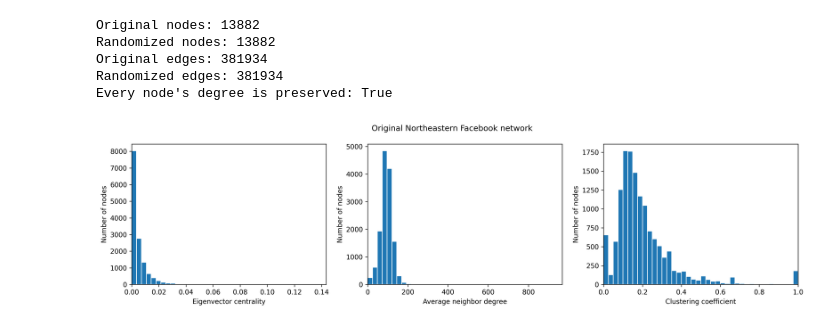
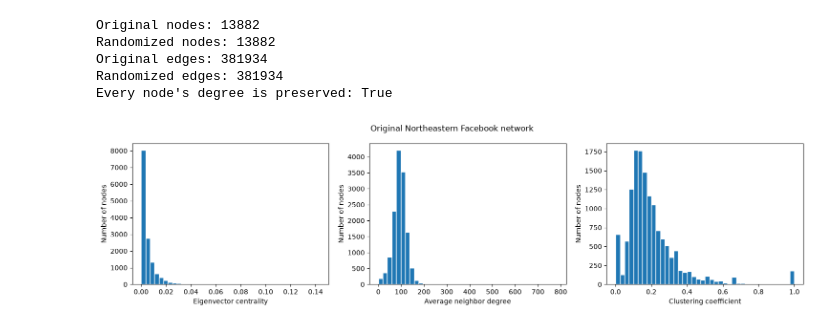
Before and after one commit to jiaao-yu/nets7052_fa26, a Jupyter notebook: assignments/assignment01.ipynb, the cells around one changed output. Saved outputs shown, nothing was run; the diff lists cells and outputs as text; code cells hidden in the pictures.

```diff
--- a/assignments/assignment01.ipynb
+++ b/assignments/assignment01.ipynb
@@ -1085,6 +1085,32 @@ neighbor_degree = list(nx.average_neighbor_degree(G_fb).values())
 # %%
 # 3. Clustering coefficient
 clustering = list(nx.clustering(G_fb, weight=None).values())
+# %%
+import matplotlib.pyplot as plt
+
+eigenvector_bins = np.linspace(0, max(eigenvector), 41)
+neighbor_bins = np.linspace(0, max(neighbor_degree), 41)
+clustering_bins = np.linspace(0, 1, 41)
+
+fig, axes = plt.subplots(1, 3, figsize=(15, 4))
+
+axes[0].hist(eigenvector, bins=eigenvector_bins, edgecolor="white")
+axes[0].set_xlabel("Eigenvector centrality")
+
+axes[1].hist(neighbor_degree, bins=neighbor_bins, edgecolor="white")
+axes[1].set_xlabel("Average neighbor degree")
+
+axes[2].hist(clustering, bins=clustering_bins, edgecolor="white")
+axes[2].set_xlabel("Clustering coefficient")
+
+for ax in axes:
+    ax.set_ylabel("Number of nodes")
+
+fig.suptitle("Original Northeastern Facebook network")
+plt.tight_layout()
+plt.show()
+# %% [output]
+[figure, new version]
 # %%
 # Eigenvector centrality
 eigenvector_random = list(nx.eigenvector_centrality(
@@ -1118,28 +1127 @@ figure_dir.mkdir(exist_ok=True)
-# %%
-fig, axes = plt.subplots(1, 3, figsize=(15, 4))
-
-axes[0].hist(eigenvector, bins=eigenvector_bins, edgecolor="white")
-axes[0].set_xlabel("Eigenvector centrality")
-
-axes[1].hist(neighbor_degree, bins=neighbor_bins, edgecolor="white")
-axes[1].set_xlabel("Average neighbor degree")
-
-axes[2].hist(clustering, bins=clustering_bins, edgecolor="white")
-axes[2].set_xlabel("Clustering coefficient")
-
-for ax in axes:
-    ax.set_ylabel("Number of nodes")
-
-# Match the horizontal ranges in both figures.
-axes[0].set_xlim(eigenvector_bins[0], eigenvector_bins[-1])
-axes[1].set_xlim(neighbor_bins[0], neighbor_bins[-1])
-axes[2].set_xlim(clustering_bins[0], clustering_bins[-1])
-
-fig.suptitle("Original Northeastern Facebook network")
-plt.tight_layout()
-fig.savefig(figure_dir / "facebook_original.pdf", bbox_inches="tight")
-fig.savefig(figure_dir / "facebook_original.png", dpi=300, bbox_inches="tight")
-plt.show()
-# %% [output]
-[figure, old version]
 # %%
```
Also changed, not shown: parts of 3 cells of this notebook.
